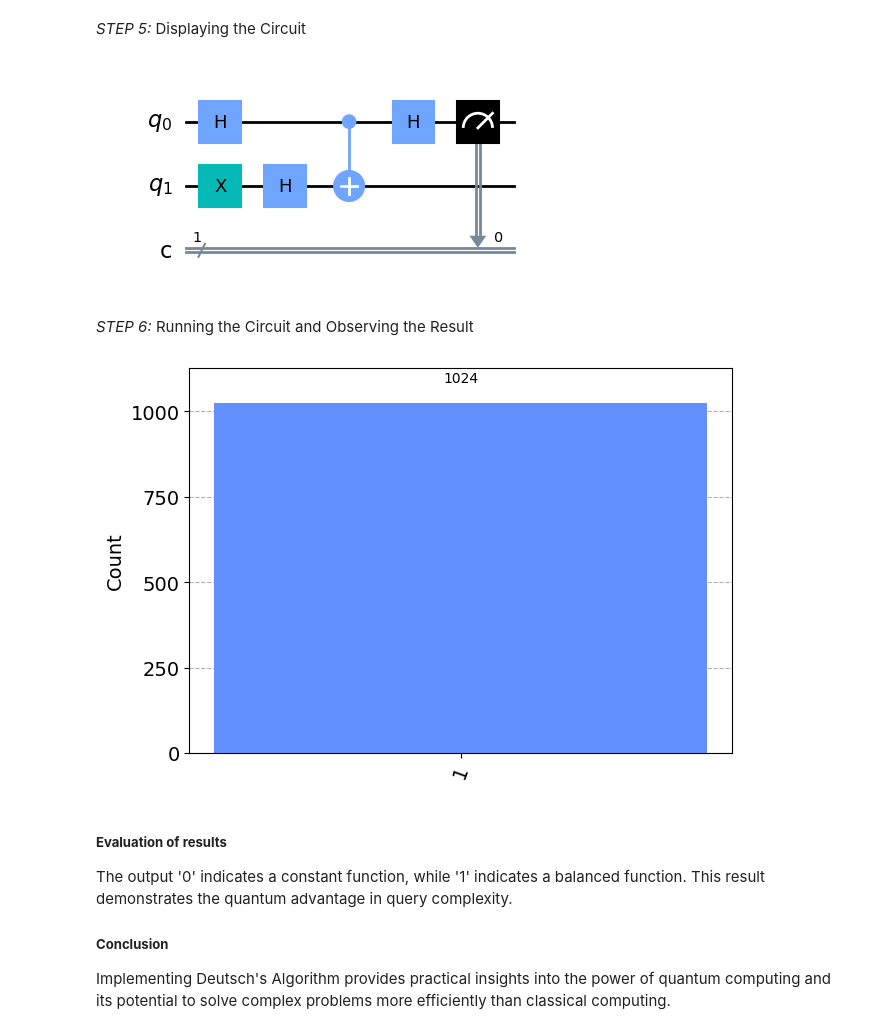
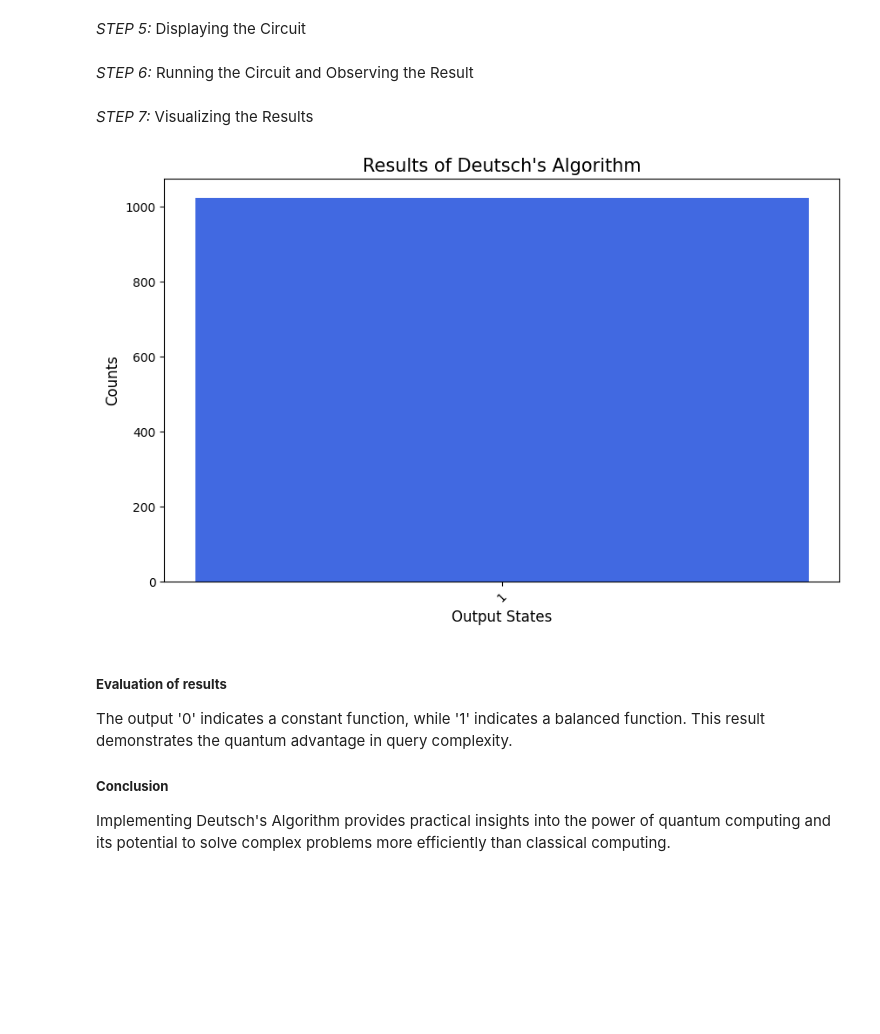
Before and after one commit to RazzaNoonan/EmergingTechnologies, a Jupyter notebook: project.ipynb, the cells around one changed output. Cells and saved outputs as stored; diff of their text form; code cells hidden in the pictures; blank space fills up the shorter version.

Commit message:
Fixed histograms and changed Entanglement DA a bit

```diff
--- a/project.ipynb
+++ b/project.ipynb
@@ -118,10 +118,11 @@ qc = QuantumCircuit(2, 1)
 # %% [markdown]
 _STEP 2:_ Preparing the Qubits
 # %%
-# Applying Hadamard gate to both qubits
-qc.h(0)
-qc.x(1)
-qc.h(1);
+# Applying Hadamard gate to both qubits to create a superposition state
+deutsch_circuit.h(0)
+# Preparing the second qubit in the |1> state before applying Hadamard
+deutsch_circuit.x(1)
+deutsch_circuit.h(1);
 # %% [markdown]
 _STEP 3_: Implementing the Oracle
 # %%
@@ -139,7 +140,2 @@ qc.measure(0, 0);
 # %% [markdown]
 _STEP 5:_ Displaying the Circuit
-# %%
-# Displaying the circuit
-qc.draw('mpl')
-# %% [output]
-[figure, removed]
@@ -146,14 +147,24 @@ qc.draw('mpl')
 # %% [markdown]
 _STEP 6:_ Running the Circuit and Observing the Result
 # %%
-# Executing the circuit using the Aer simulator
+# Using BasicAer's qasm_simulator backend to run the circuit
 simulator = BasicAer.get_backend('qasm_simulator')
-result = execute(qc, backend=simulator, shots=1024).result()
-
-# Displaying the histogram of results
-plot_histogram(result.get_counts(qc))
+# Executing the circuit using the simulator
+result = execute(deutsch_circuit, backend=simulator, shots=1024).result()
-# %% [output]
-[figure, removed]
+# %% [markdown]
+_STEP 7:_ Visualizing the Results
+# %%
+# Plotting the results using Matplotlib for a customized histogram
+counts = result.get_counts(deutsch_circuit)
+plt.figure(figsize=(10, 6))
+plt.bar(counts.keys(), counts.values(), color='royalblue')
+plt.xlabel('Output States', fontsize=12)
+plt.ylabel('Counts', fontsize=12)
+plt.title("Results of Deutsch's Algorithm", fontsize=15)
+plt.xticks(rotation=45)
+plt.show()
+# %% [output]
+[figure, added]
 # %% [markdown]
 ##### **Evaluation of results**
 The output '0' indicates a constant function, while '1' indicates a balanced function.
```
Also changed, not shown: parts of 22 cells of this notebook.
